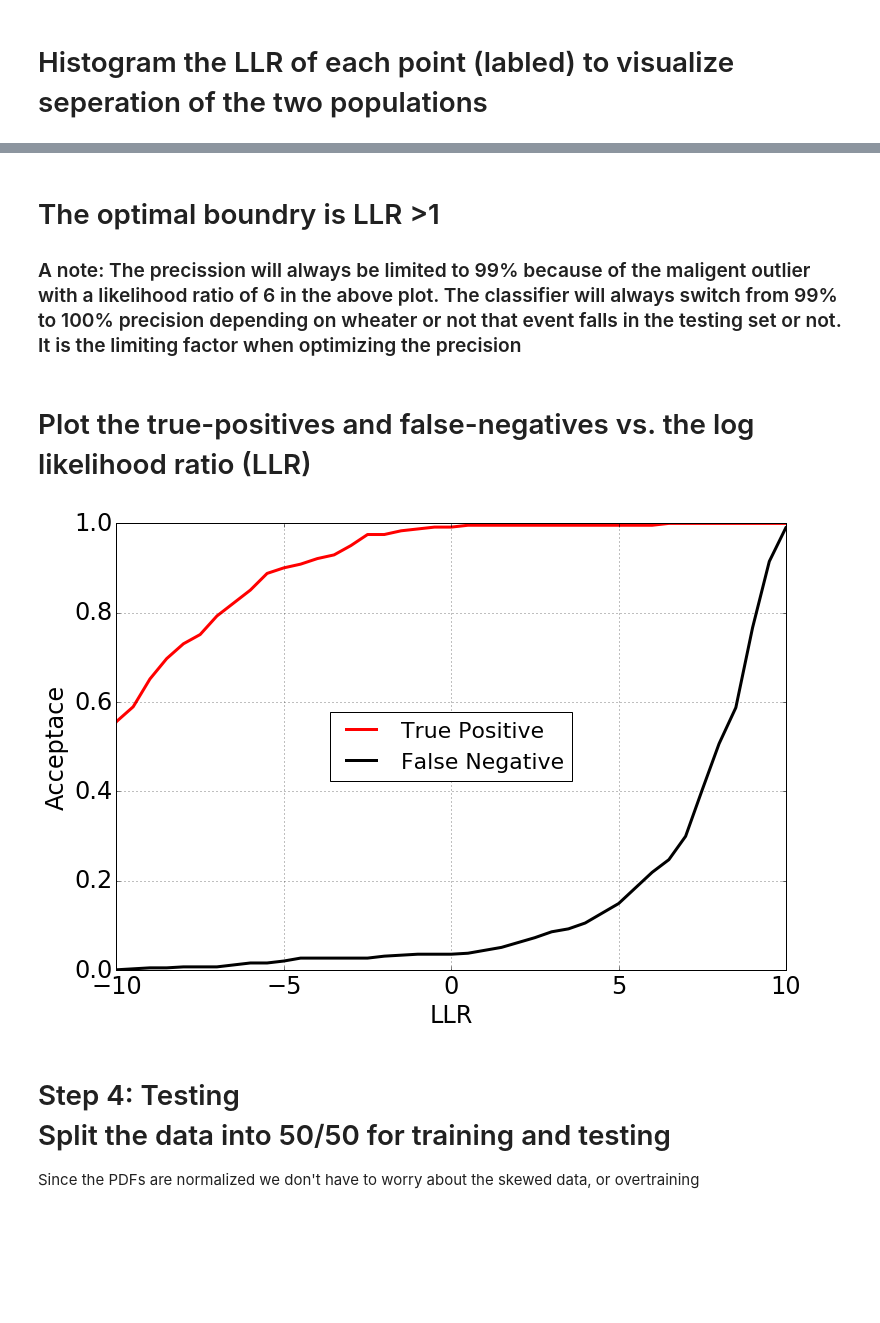
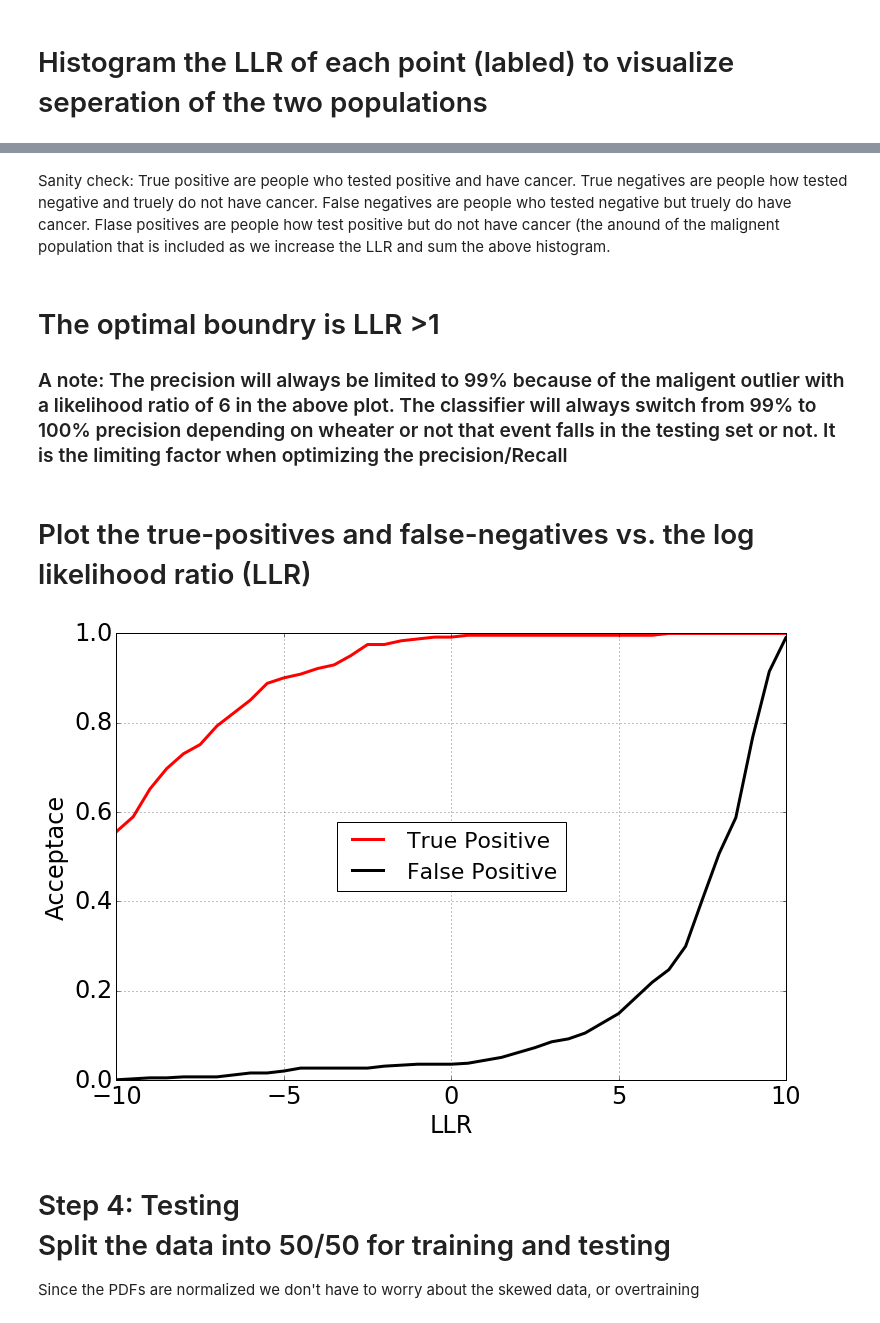
Before and after one commit to attdobi/PyNotebooks, a Jupyter notebook: Insight_Data_Challenge.ipynb, the cells around one changed output, grey strips where cells are left out. Drawn from its saved outputs; the diff is of its cells as text; code cells hidden in the pictures; blank space fills up the shorter version.

```diff
--- a/Insight_Data_Challenge.ipynb
+++ b/Insight_Data_Challenge.ipynb
@@ -57,6 +57,7 @@ for ii in range(np.shape(DF_B)[1]):
 <h1> Step 2: Visualize the profiles of all features (profile, aka histogram)</h1>
 # %%
 pylab.rcParams['figure.figsize'] = (16.0, 8.0) # set size of figures"
+start,stop=0,1
 number_of_lines= 9
 cm_subsection = linspace(start, stop, number_of_lines)
 colors = [ cm.jet(x) for x in cm_subsection ]
@@ -83,6 +84,6 @@ xlabel('Scale (1-10)')
 ylabel('Normalized Count')
 plt.legend(fontsize=12,loc='upper center')
 xlim([0,11])
-plt.title('Benine')
+plt.title('Benign')
 # %% [output]
 <matplotlib.text.Text at 0x...>
@@ -149,18 +147,20 @@ grid('on')
+# %% [markdown]
+<p> Sanity check: True positive are people who tested positive and have cancer. True negatives are people how tested negative and truely do not have cancer. False negatives are people who tested negative but truely do have cancer. Flase positives are people how test positive but do not have cancer (the anound of the malignent population that is included as we increase the LLR and sum the above histogram. </p>
 # %% [markdown]
 <h1> The optimal boundry is LLR >1 </h1>
-<h3> A note: The precission will always be limited to 99% because of the maligent outlier with a likelihood ratio of 6 in the above plot. The classifier will always switch from 99% to 100% precision depending on wheater or not that event falls in the testing set or not. It is the limiting factor when optimizing the precision </h3>
+<h3> A note: The precision will always be limited to 99% because of the maligent outlier with a likelihood ratio of 6 in the above plot. The classifier will always switch from 99% to 100% precision depending on wheater or not that event falls in the testing set or not. It is the limiting factor when optimizing the precision/Recall </h3>
 # %% [markdown]
 <h1> Plot the true-positives and false-negatives vs. the log likelihood ratio (LLR) </h1>
 # %%
 plot(edgesT2[:-1],T1Frac,'r',linewidth=3,label='True Positive')
-plot(edgesT2[:-1],T2Frac,'k',linewidth=3,label='False Negative')
+plot(edgesT2[:-1],T2Frac,'k',linewidth=3,label='False Positive')
 plt.xlabel('LLR')
 plt.ylabel('Acceptace')
 plt.legend(fontsize=22,loc='center')
 xlim([-10,10])
 grid()
 # %% [output]
-[figure, old version]
+[figure, new version]
 # %% [markdown]
 <h1> Step 4: Testing <br> Split the data into 50/50 for training and testing </h1>
 <p> Since the PDFs are normalized we don't have to worry about the skewed data, or overtraining </p>
```
Also changed, not shown: parts of 14 cells of this notebook.
